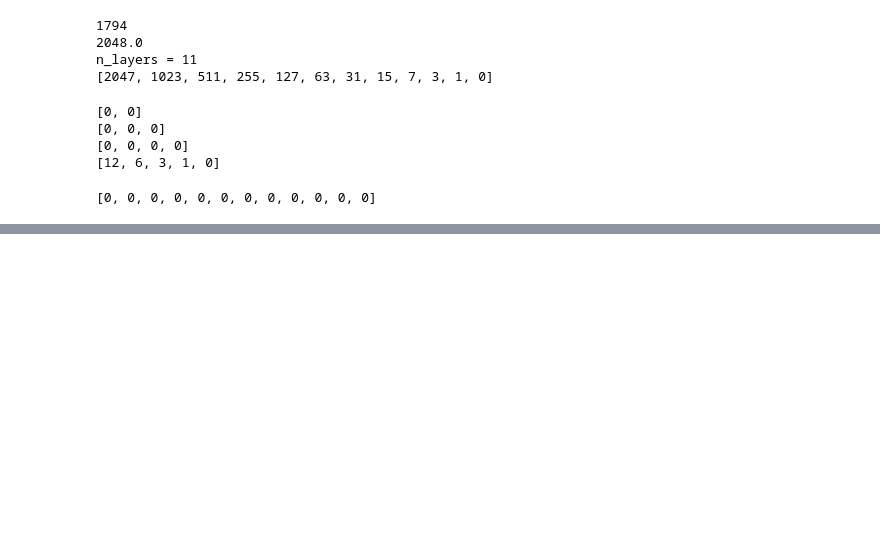
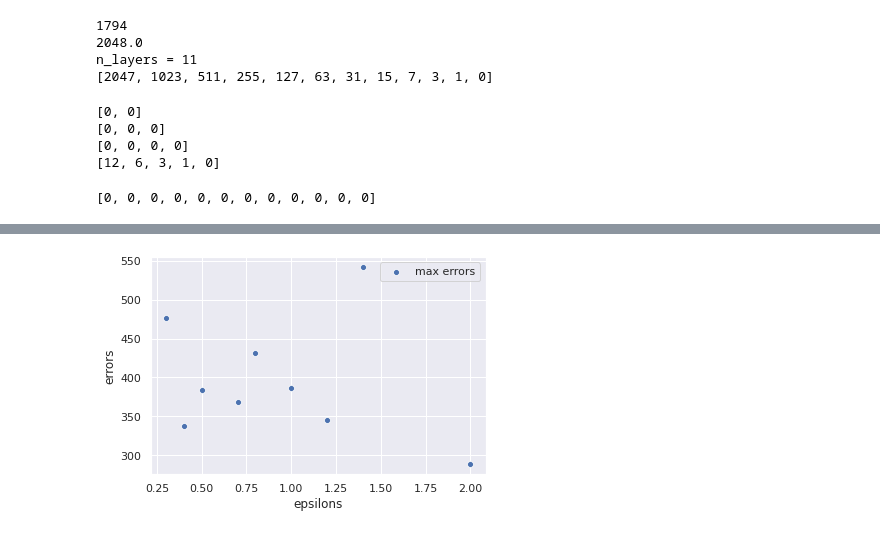
Before and after one commit to j-friis/Bachelors-Thesis, a Jupyter notebook: Implementation/con_obs.ipynb, the cells around one changed output, grey strips where cells are left out. Saved outputs shown, nothing was run; the diff lists cells and outputs as text; code cells hidden in the pictures; blank space fills up the shorter version.

```diff
--- a/Implementation/con_obs.ipynb
+++ b/Implementation/con_obs.ipynb
@@ -272,0 +380,6 @@ print(c_o.real_answer(('2014-01-02','2014-01-05')))
+# %%
+sns_plot = sns.scatterplot(data=seaborn_df.loc[seaborn_df['labels'] == 'max errors'], x ='epsilons', y ='errors')
+plt.legend(labels=['max errors'])
+sns_plot.get_figure().savefig('con_max_error.png')
+# %% [output]
+[figure, added]
```
Also changed, not shown: parts of 19 cells of this notebook, 1 other file.
